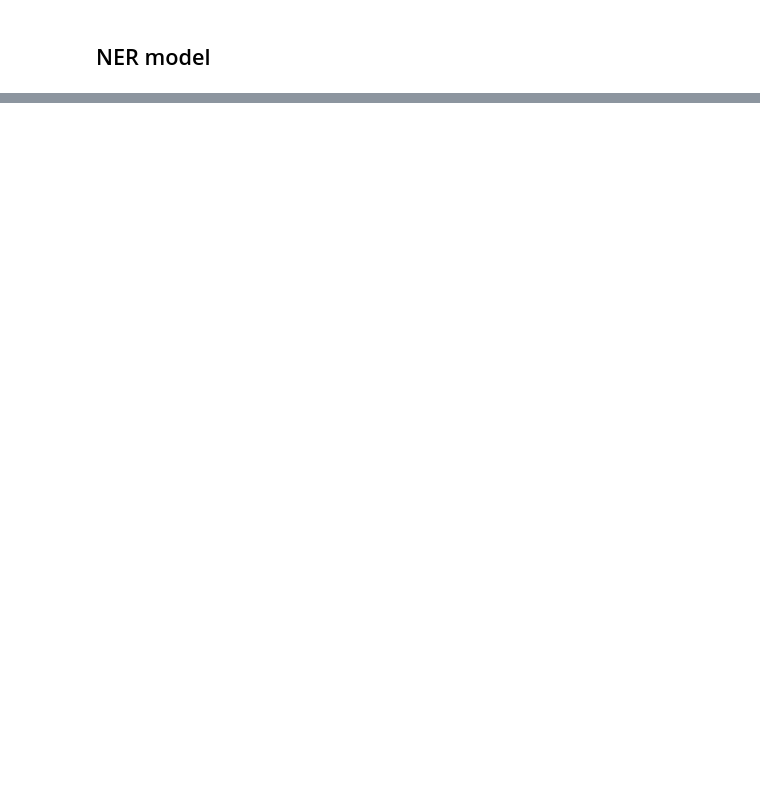
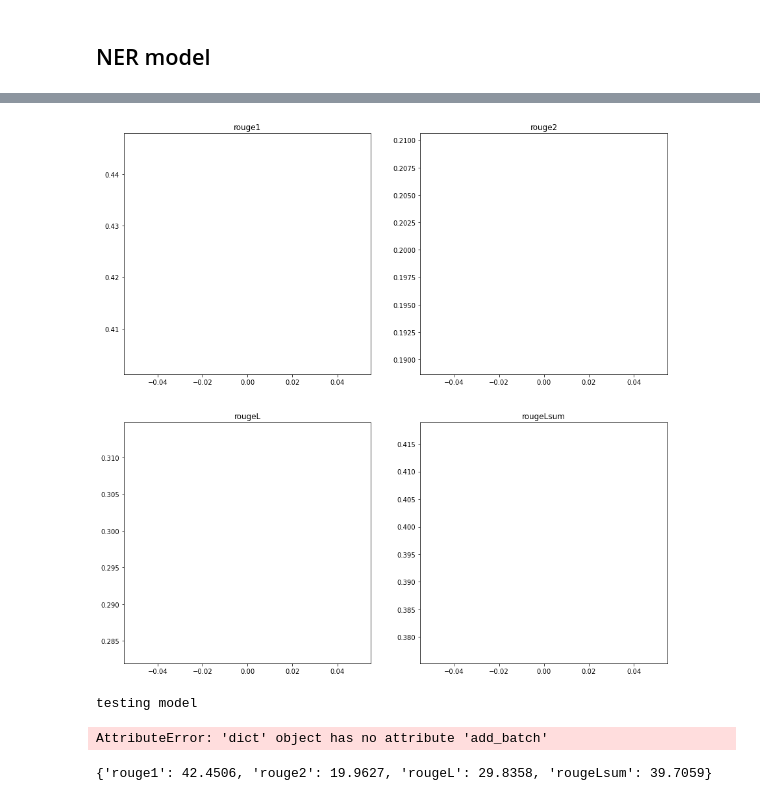
Before and after one commit to Serbernari/NER-summarization, a Jupyter notebook: bart_pretrain.ipynb, the cells around one changed output, grey strips where cells are left out. Drawn from its saved outputs; the diff is of its cells as text; code cells hidden in the pictures; blank space fills up the shorter version.

```diff
--- a/bart_pretrain.ipynb
+++ b/bart_pretrain.ipynb
@@ -382,0 +1125,30 @@ HTML(spinner_css + input_form + javascript)
+# %%
+# Metric graphics
+
+rouge1 = []
+rouge2 = []
+rougeL = []
+rougeLsum = []
+
+for metric_i in metrics:
+    metric = {key: value.mid.fmeasure for key, value in metric_i.items()}
+    rouge1.append(metric['rouge1'])
+    rouge2.append(metric['rouge2'])
+    rougeL.append(metric['rougeL'])
+    rougeLsum.append(metric['rougeLsum'])
+
+fig, ax = plt.subplots(2, 2, figsize=(15,15))
+
+ax[0][0].plot(rouge1)
+ax[0][0].set_title('rouge1')
+
+ax[0][1].plot(rouge2)
+ax[0][1].set_title('rouge2')
+
+ax[1][0].plot(rougeL)
+ax[1][0].set_title('rougeL')
+
+ax[1][1].plot(rougeLsum)
+ax[1][1].set_title('rougeLsum');
+# %% [output]
+[figure, added]
@@ -382,0 +1157,47 @@ HTML(spinner_css + input_form + javascript)
+# %%
+print('testing model')
+
+gen_kwargs = {
+    'max_length': 256,
+    'num_beams': 3
+}
+
+for step, batch in enumerate(test_dataloader):
+    batch = batch.to(device)
+    with torch.no_grad():
+        generated_tokens = model.generate(
+            batch['input_ids'],
+            attention_mask = batch['attention_mask'],
+            **gen_kwargs
+        )
+
+        labels = batch['labels']
+
+        labels = labels.cpu().numpy()
+        generated_tokens = generated_tokens.cpu().numpy()
+
+        labels = np.where(labels != -100, labels, tokenizer.pad_token_id)
+
+        decoded_preds = tokenizer.batch_decode(generated_tokens, skip_special_tokens=True)
+        decoded_labels = tokenizer.batch_decode(labels, skip_special_tokens=True)
+
+        decoded_preds, decoded_labels = postprocess_text(decoded_preds, decoded_labels)
+
+        if step == 0 or step == 50 or step == 60 or step == 74:
+            some_summaries.append((decoded_preds, decoded_labels))
+
+        metric.add_batch(predictions=decoded_preds, references=decoded_labels)
+
+        print(f'step {step + 1} / {len(test_dataloader)} completed')
+
+test_result = metric.compute(use_stemmer=True)
+result = {key: round(value.mid.fmeasure * 100, 4) for key, value in test_result.items()}
+
+print(result)
+# %% [output]
+testing model
+AttributeError: 'dict' object has no attribute 'add_batch'
+# %%
+result
+# %% [output]
+{'rouge1': 42.4506, 'rouge2': 19.9627, 'rougeL': 29.8358, 'rougeLsum': 39.7059}
```
Also changed, not shown: parts of 135 cells of this notebook.
